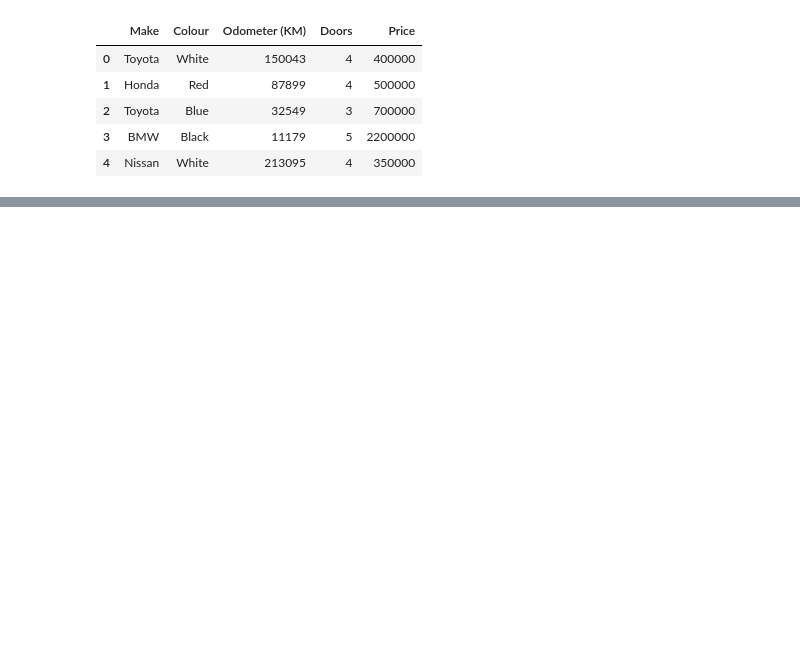
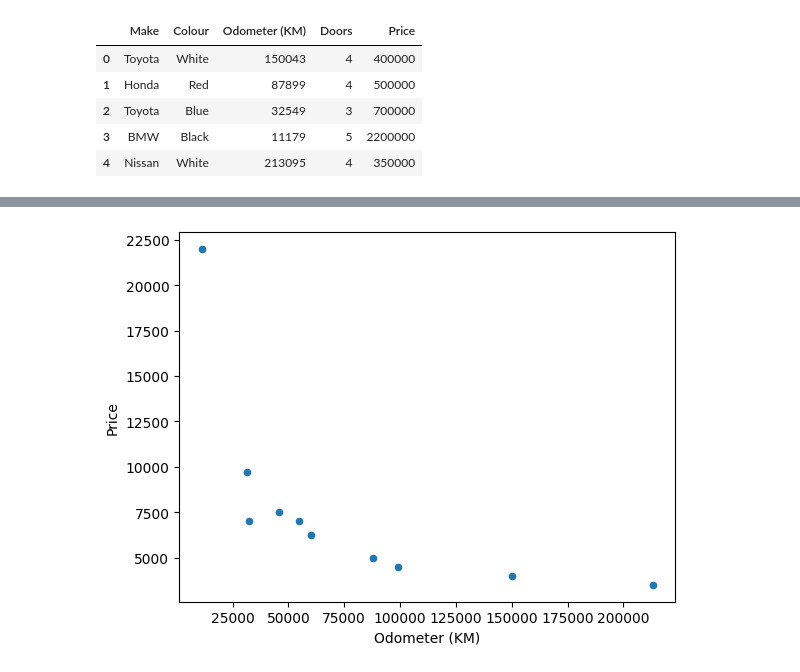
Before and after one commit to yu-sugimoto/data-science, a Jupyter notebook: sample/matplotlib.ipynb, the cells around one changed output, grey strips where cells are left out. Saved outputs shown, nothing was run; the diff lists cells and outputs as text; code cells hidden in the pictures; blank space fills up the shorter version.

```diff
--- a/sample/matplotlib.ipynb
+++ b/sample/matplotlib.ipynb
@@ -150,0 +205,5 @@ car_sales
+# %%
+# 散布図（走行距離×価格）
+car_sales.plot(x="Odometer (KM)", y="Price", kind="scatter");
+# %% [output]
+[figure, added]
```
Also changed, not shown: parts of 15 cells of this notebook, 1 other file.
